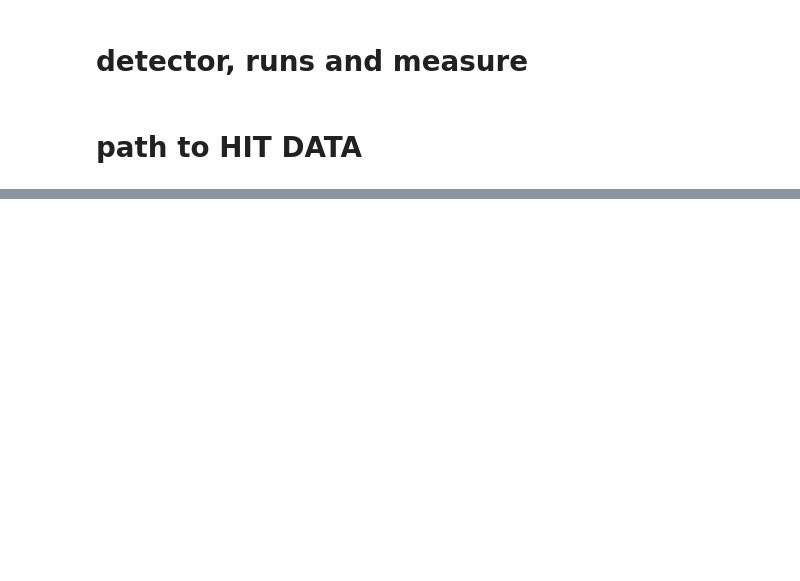
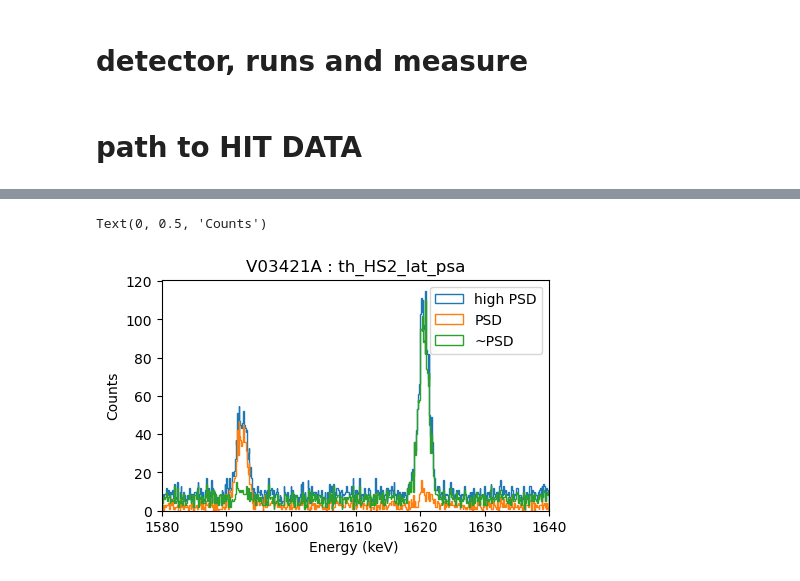
Before and after one commit to RitaF00/HADES-repo, a Jupyter notebook: open_data.ipynb, the cells around one changed output, grey strips where cells are left out. Cells and saved outputs as stored; diff of their text form; code cells hidden in the pictures; blank space fills up the shorter version.

```diff
--- a/open_data.ipynb
+++ b/open_data.ipynb
@@ -130,3 +208,78 @@ plt.yscale('log')
+# %%
+E_noQC = df["cuspEmax_ctc_cal"]
+mask_clean = (
+    ~df["is_discharge"]
+    & df["is_positive_polarity_candidate"]
+)
+
+
+
+mask_highPSD = (mask_clean & df["AoE_High_Side_Cut"])
+mask_PSD = (mask_clean & df["AoE_Double_Sided_Cut"])
+mask_noPSD = (mask_clean & ~df["AoE_Double_Sided_Cut"])
+
+
+E = df.loc[mask_clean, "cuspEmax_ctc_cal"]
+bins = 500
+
+
+emin = 1580
+emax = 1640
+
+
+plt.figure(figsize=(5,3))
+'''
+plt.hist(
+    E_noQC,
+    bins=bins,
+    histtype = 'step',
+    range = (emin, emax),
+    label=f"no QC ({len(E_noQC) * 100 / len(E_noQC):.1f} %)"
+)
+
+
+plt.hist(
+    E,
+    bins=bins,
+    histtype = 'step',
+    range = (emin, emax),
+    label=f"no QC ({len(E) * 100 / len(E_noQC):.1f} %)"
+)'''
+
+plt.hist(
+    df.loc[mask_highPSD, "cuspEmax_ctc_cal"],
+    bins=bins,
+    histtype = 'step',
+    range = (emin, emax),
+    label=f"high PSD"
+)
+
+plt.hist(
+    df.loc[mask_PSD, "cuspEmax_ctc_cal"],
+    bins=bins,
+    histtype = 'step',
+    range = (emin, emax),
+    label=f"PSD"
+)
+
+plt.hist(
+    df.loc[mask_noPSD, "cuspEmax_ctc_cal"],
+    bins=bins,
+    histtype = 'step',
+    range = (emin, emax),
+    label=f"~PSD"
+)
+
+
+plt.xlim(emin, emax)
+plt.legend()
+plt.title(f"{detector} : {measure}")
+plt.xlabel("Energy (keV) ")
+plt.ylabel("Counts")
+#plt.yscale('log')
+# %% [output]
+Text(0, 0.5, 'Counts')
+[figure, added]
 # %%
 AoE_noQC = df["AoE_Classifier"]
 mask_clean = (
```
Also changed, not shown: parts of 32 cells of this notebook, 14 other files.
